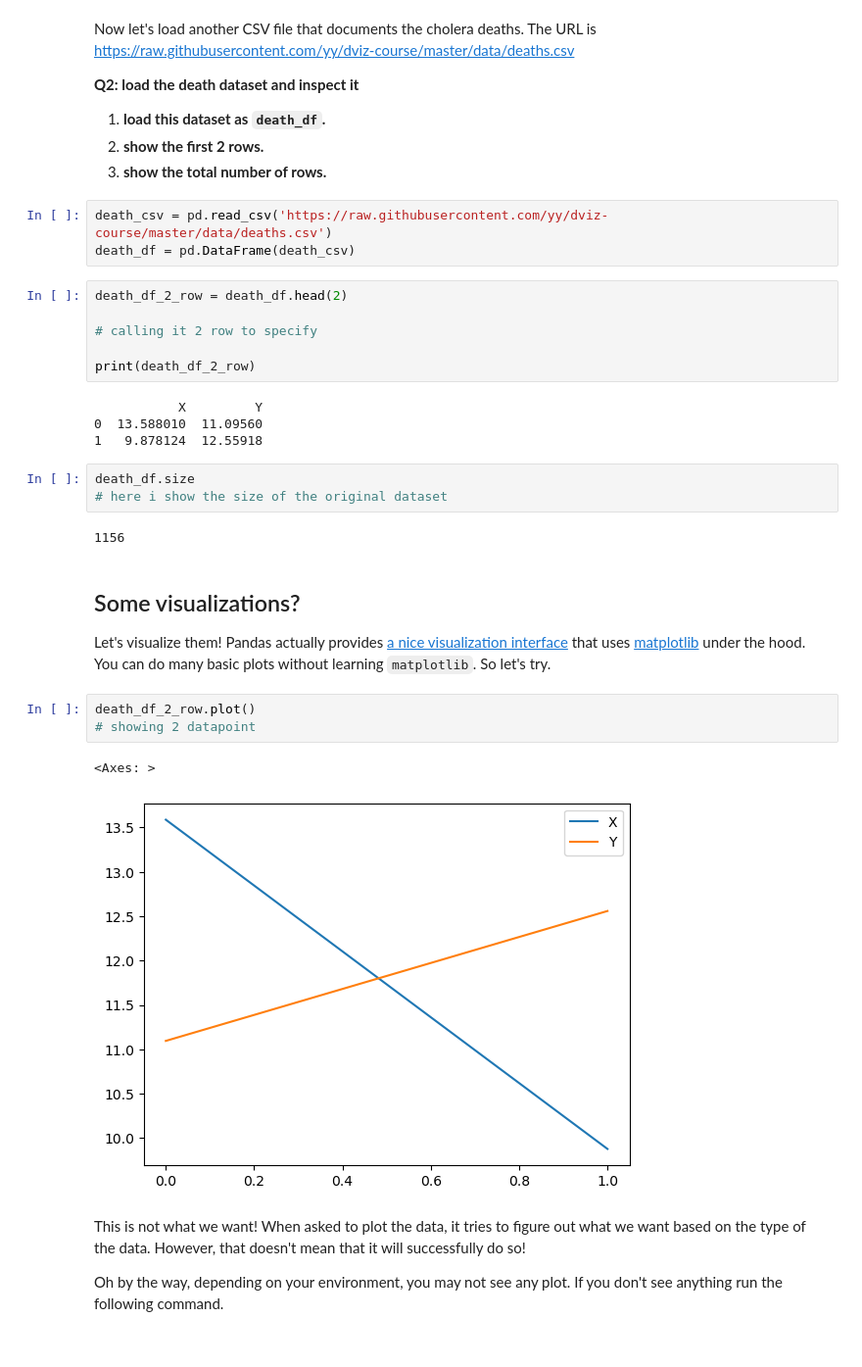
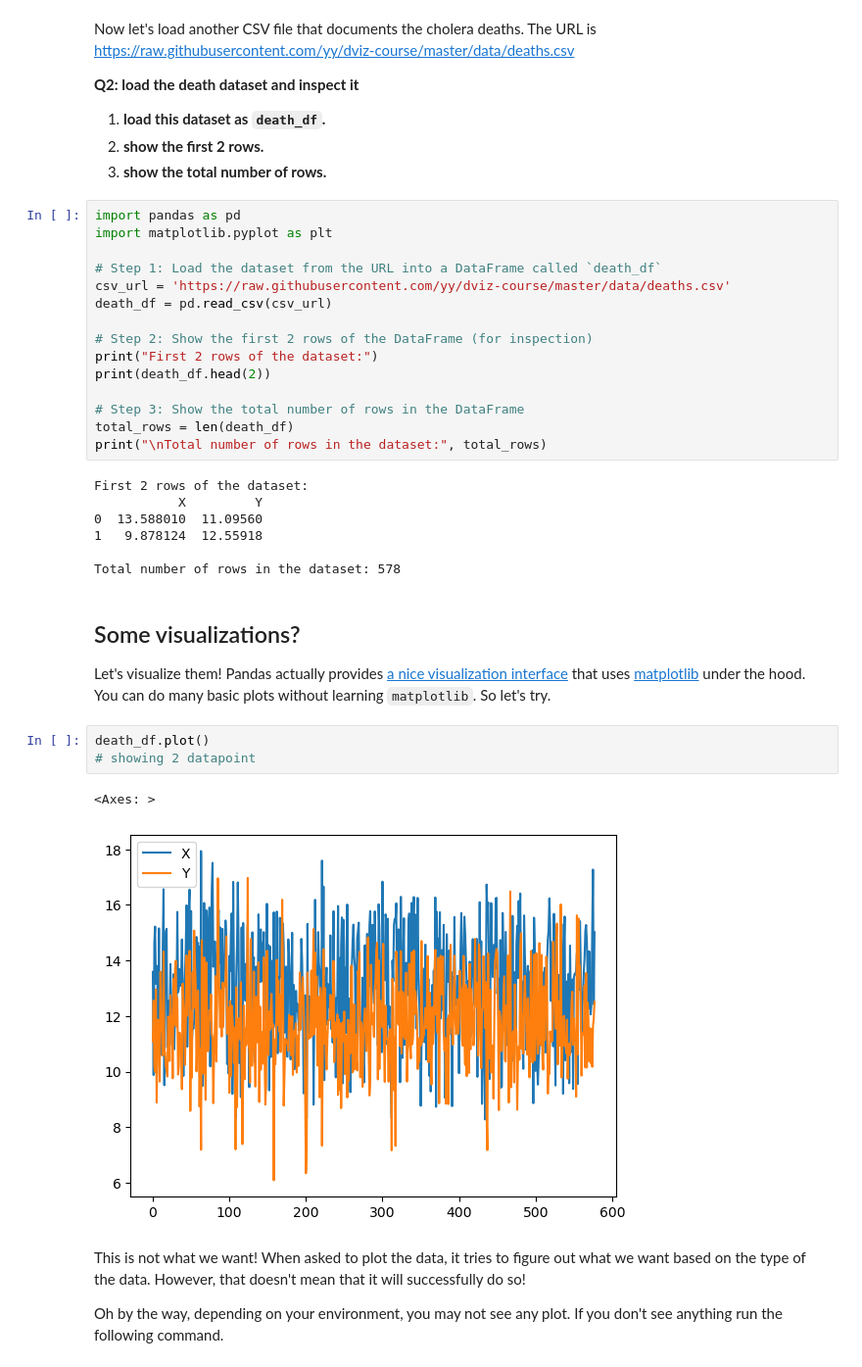
Before and after one commit to Rodi-Khalil/Script-Ninjas, a Jupyter notebook: Individual_work/dsb_{s215678}.ipynb, the cells around one changed output. Shown at 98% size. Drawn from its saved outputs; the diff is of its cells as text.

Commit message:
Pandas in individual folder

```diff
--- a/Individual_work/dsb_{s215678}.ipynb
+++ b/Individual_work/dsb_{s215678}.ipynb
@@ -138,34 +138,38 @@ Now let's load another CSV file that documents the cholera deaths. The URL is ht
 1. **load this dataset as `death_df`.**
 2. **show the first 2 rows.**
 3. **show the total number of rows.**
-# %%
-death_csv = pd.read_csv('https://raw.githubusercontent.com/yy/dviz-course/master/data/deaths.csv')
-death_df = pd.DataFrame(death_csv)
-# %%
-death_df_2_row = death_df.head(2)
-
-# calling it 2 row to specify
-
-print(death_df_2_row)
-# %% [output]
-           X         Y
-0  13.588010  11.09560
-1   9.878124  12.55918
-# %%
-death_df.size
-# here i show the size of the original dataset
-# %% [output]
-1156
+# %%
+import pandas as pd
+import matplotlib.pyplot as plt
+
+# Step 1: Load the dataset from the URL into a DataFrame called `death_df`
+csv_url = 'https://raw.githubusercontent.com/yy/dviz-course/master/data/deaths.csv'
+death_df = pd.read_csv(csv_url)
+
+# Step 2: Show the first 2 rows of the DataFrame (for inspection)
+print("First 2 rows of the dataset:")
+print(death_df.head(2))
+
+# Step 3: Show the total number of rows in the DataFrame
+total_rows = len(death_df)
+print("\nTotal number of rows in the dataset:", total_rows)
+# %% [output]
+First 2 rows of the dataset:
+           X         Y
+0  13.588010  11.09560
+1   9.878124  12.55918
+
+Total number of rows in the dataset: 578
 # %% [markdown]
 ## Some visualizations?
 
 Let's visualize them! Pandas actually provides [a nice visualization interface](https://pandas.pydata.org/pandas-docs/stable/generated/pandas.DataFrame.plot.html) that uses [matplotlib](https://matplotlib.org) under the hood. You can do many basic plots without learning `matplotlib`. So let's try.
 # %%
-death_df_2_row.plot()
+death_df.plot()
 # showing 2 datapoint
 # %% [output]
 <Axes: >
-[figure, old version]
+[figure, new version]
 # %% [markdown]
 This is not what we want! When asked to plot the data, it tries to figure out what we want based on the type of the data. However, that doesn't mean that it will successfully do so!
 
```
Also changed, not shown: parts of 7 cells of this notebook, 2 other files.
